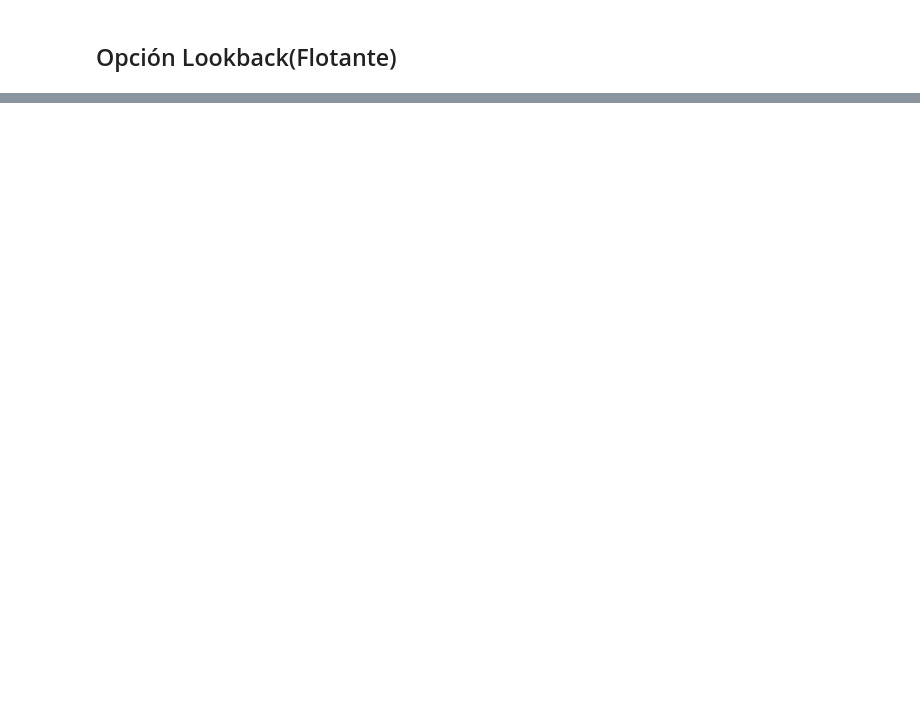
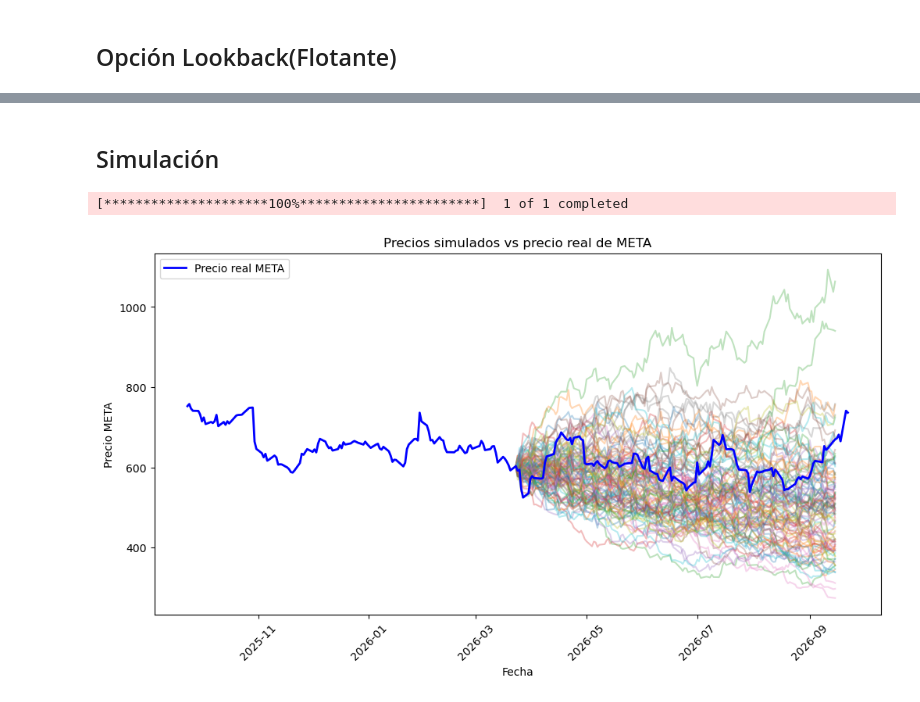
Before and after one commit to Mafergomezf/SIMULACION_DE_PROCESOS_FINANCIEROS, a Jupyter notebook: META(Opciones).ipynb, the cells around one changed output, grey strips where cells are left out. Cells and saved outputs as stored; diff of their text form; code cells hidden in the pictures; blank space fills up the shorter version.

Commit message:
Meta

```diff
--- a/META(Opciones).ipynb
+++ b/META(Opciones).ipynb
@@ -76,0 +76,69 @@ payoff_call_LB, payoff_put_LB
+# %% [markdown]
+## Simulación
+# %%
+df = yf.download(ticker,start="2025-09-23",end="2026-09-24")
+
+Prices = df["Close"]
+
+rets = np.log(Prices / Prices.shift(1))
+rets = rets.dropna()
+
+Train = rets[(rets.index >= "2025-09-23") &(rets.index <= "2026-03-23")]
+
+Test = rets[(rets.index > "2026-03-23") &(rets.index <= "2026-09-23")]
+
+Mu = Train.mean()
+Sigma = Train.std()
+S0 = Prices.loc[:"2026-03-23"].iloc[-1]
+
+M = 10000
+n = 126
+
+mu = Mu["META"]
+sigma = Sigma["META"]
+s0 = S0["META"]
+
+# Simulación
+np.random.seed(32)
+
+Z = np.random.normal(0, 1, size=(M, n))
+
+precios = np.zeros((M, n + 1))
+precios[:, 0] = s0
+
+for t in range(1, n + 1):
+    precios[:, t] = precios[:, t-1] * np.exp(
+        mu + sigma * Z[:, t-1]
+    )
+# %% [output]
+[*********************100%***********************]  1 of 1 completed
+# %%
+fechas = pd.bdate_range(
+    start="2026-03-23",
+    periods=n + 1
+)
+
+plt.figure(figsize=(12,6))
+
+# 100 precios simulados
+for i in range(100):
+    plt.plot(fechas, precios[i], alpha=0.3)
+
+# Precio real de META
+plt.plot(
+    prices.index,
+    prices.values,
+    label="Precio real META",
+    color="blue",
+    linewidth=2
+)
+
+plt.xlabel("Fecha")
+plt.ylabel("Precio META")
+plt.title("Precios simulados vs precio real de META")
+plt.legend()
+plt.xticks(rotation=45)
+
+plt.show()
+# %% [output]
+[figure, added]
```
Also changed, not shown: parts of 4 cells of this notebook.
